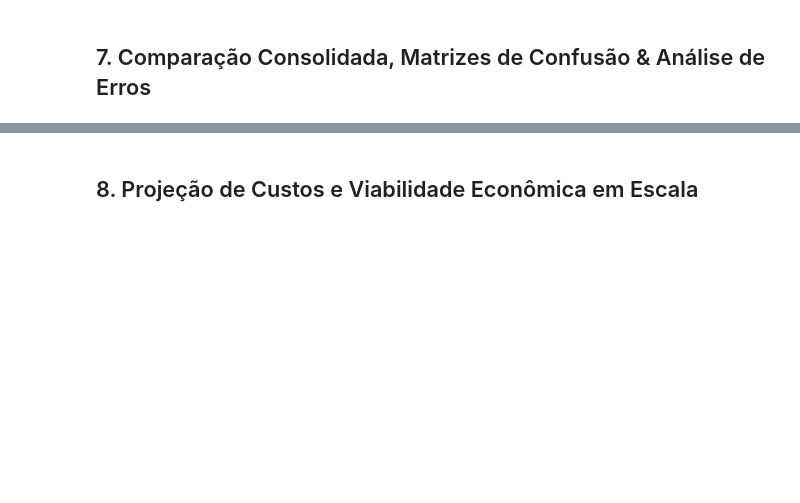
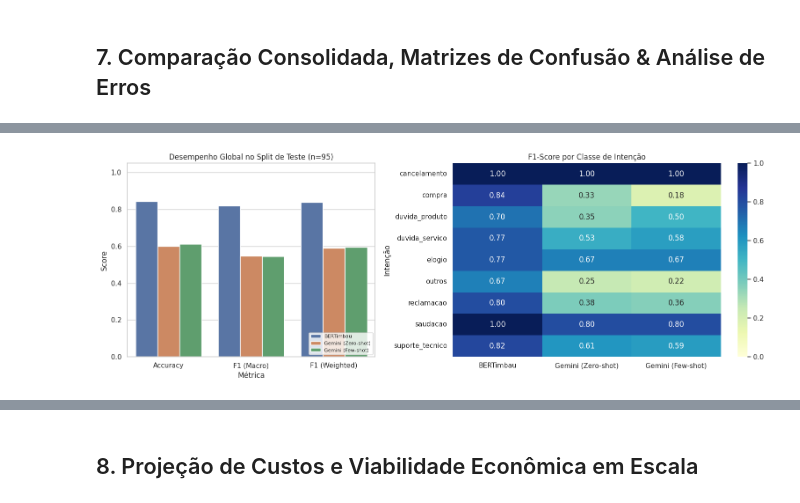
Before and after one commit to HodricVieira/Triagem-de-chat-Ecomerce-para-LLMs, a Jupyter notebook: Comparacao_BERTimbau_vs_LLM.ipynb, the cells around one changed output, grey strips where cells are left out. Saved outputs shown, nothing was run; the diff lists cells and outputs as text; code cells hidden in the pictures; blank space fills up the shorter version.

```diff
--- a/Comparacao_BERTimbau_vs_LLM.ipynb
+++ b/Comparacao_BERTimbau_vs_LLM.ipynb
@@ -308,9 +431,9 @@ from src.metrics_and_cost import build_comparison_table
 
 sns.set_theme(style="whitegrid")
 
-zs_label = f"Gemini {GEMINI_MODEL} (Zero-shot)"
-fs_label = f"Gemini {GEMINI_MODEL} (Few-shot)"
-bert_label = "BERTimbau (Fine-tuned)"
+zs_label = f"Gemini (Zero-shot)"
+fs_label = f"Gemini (Few-shot)"
+bert_label = "BERTimbau"
 
 model_results = {
     bert_label: {"metrics": bert_metrics, "stats": bert_stats},
@@ -350,3 +473,4 @@ axes[1].set_ylabel("Intenção")
 plt.tight_layout()
 fig.savefig(OUTPUT_DIR / "metrics_comparison.png", dpi=150, bbox_inches="tight")
 plt.show()
+# %% [output]
@@ -353,3 +481,4 @@ plt.show()
+[figure, added]
 # %%
 fig, axes = plt.subplots(1, 3, figsize=(21, 6))
 cms = [
```
Also changed, not shown: parts of 11 cells of this notebook.
